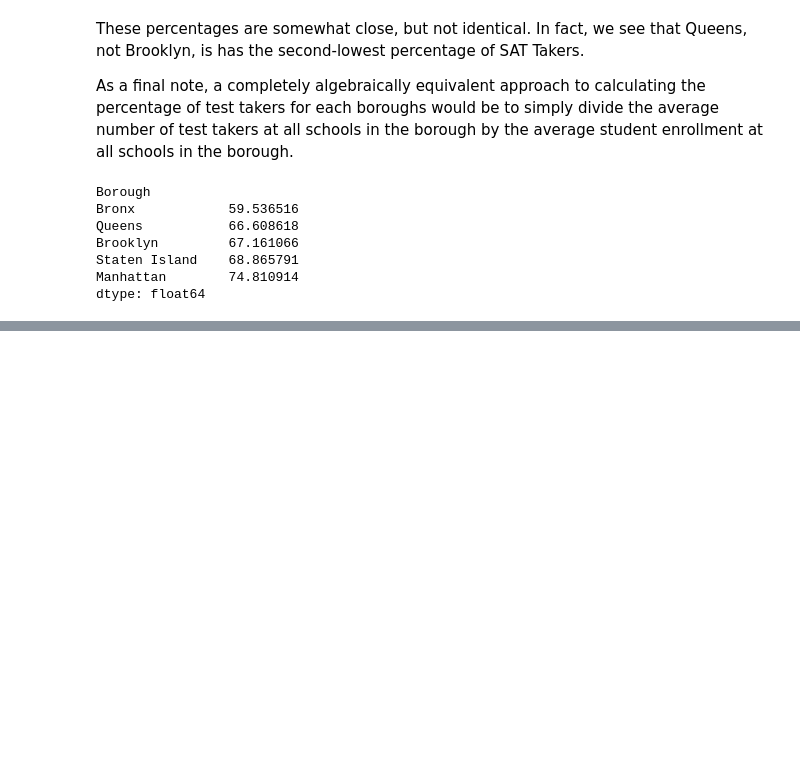
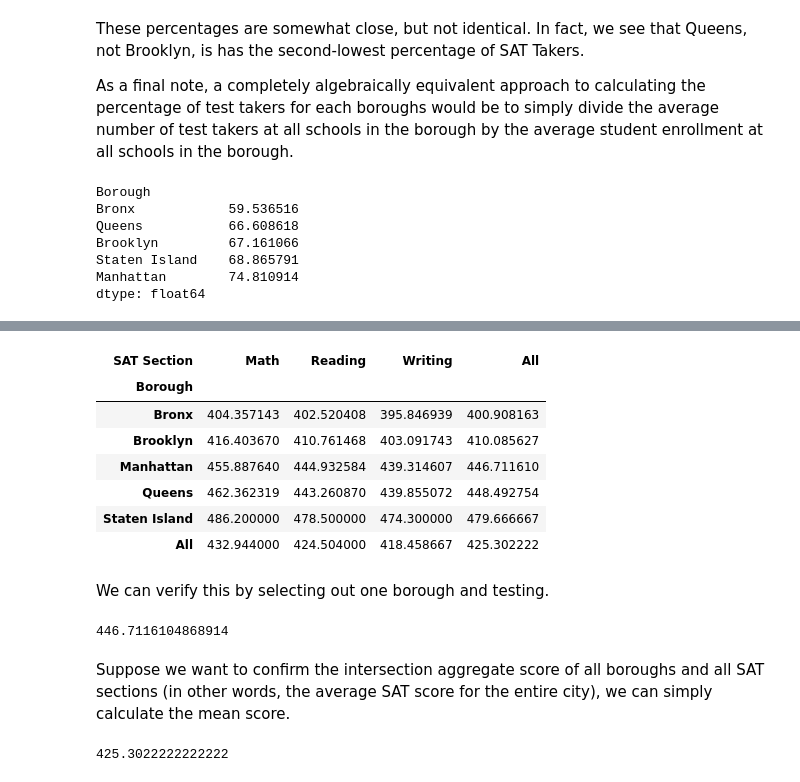
Before and after one commit to jgabunilas/pandas-bootcamp, a Jupyter notebook: Section9_Reshaping_with_Pivots/Section9_Reshaping_with_Pivots.ipynb, the cells around one changed output, grey strips where cells are left out. Drawn from its saved outputs; the diff is of its cells as text; code cells hidden in the pictures; blank space fills up the shorter version.

```diff
--- a/Section9_Reshaping_with_Pivots/Section9_Reshaping_with_Pivots.ipynb
+++ b/Section9_Reshaping_with_Pivots/Section9_Reshaping_with_Pivots.ipynb
@@ -699,0 +780,23 @@ dtype: float64
+# %%
+sat.pivot_table(values = 'Score', index = "Borough", columns = "SAT Section", aggfunc = 'mean', margins = True)
+# %% [output]
+| SAT Section | Math | Reading | Writing | All |
+| Borough |  |  |  |  |
+| Bronx | 404.357143 | 402.520408 | 395.846939 | 400.908163 |
+| Brooklyn | 416.403670 | 410.761468 | 403.091743 | 410.085627 |
+| Manhattan | 455.887640 | 444.932584 | 439.314607 | 446.711610 |
+| Queens | 462.362319 | 443.260870 | 439.855072 | 448.492754 |
+| Staten Island | 486.200000 | 478.500000 | 474.300000 | 479.666667 |
+| All | 432.944000 | 424.504000 | 418.458667 | 425.302222 |
+# %% [markdown]
+We can verify this by selecting out one borough and testing.
+# %%
+sat[sat.Borough == 'Manhattan'].Score.mean()
+# %% [output]
+446.7116104868914
+# %% [markdown]
+Suppose we want to confirm the intersection aggregate score of all boroughs and all SAT sections (in other words, the average SAT score for the entire city), we can simply calculate the mean score.
+# %%
+sat.Score.mean()
+# %% [output]
+425.3022222222222
```
Also changed, not shown: parts of 27 cells of this notebook.
